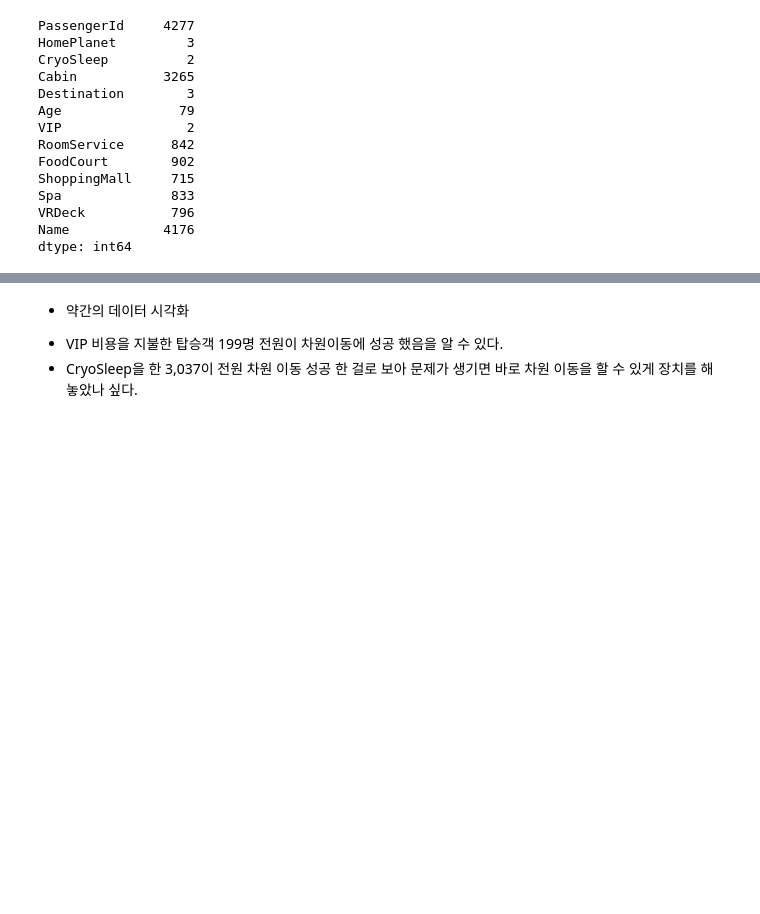
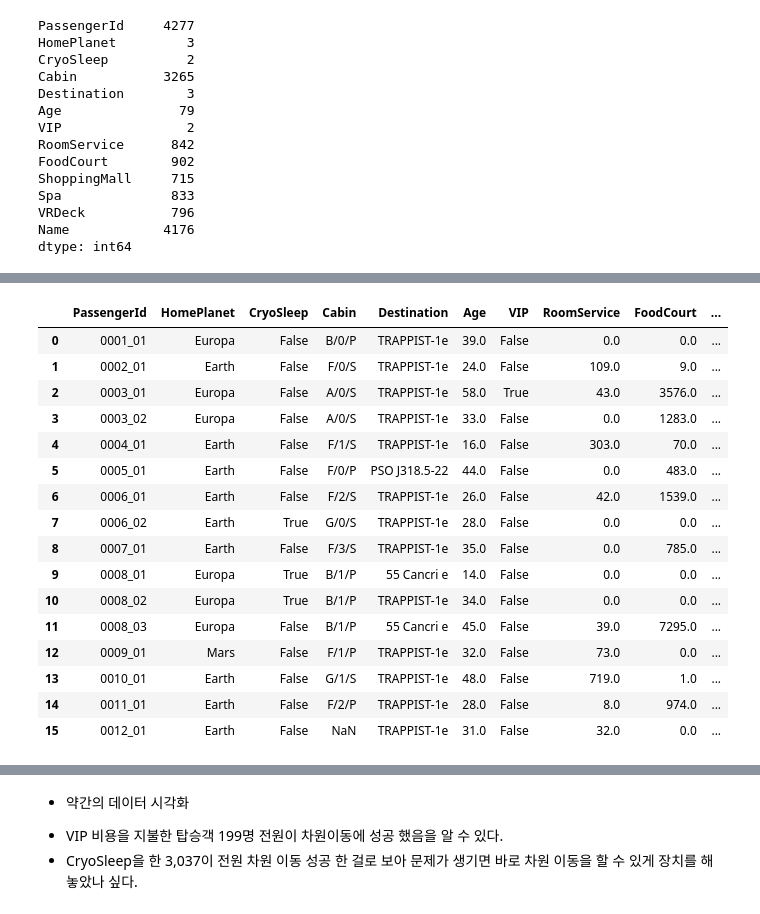
Before and after one commit to kjm12misa/Kaggle, a Jupyter notebook: SpaceShip Titanic/kjm12misa.ipynb, the cells around one changed output, grey strips where cells are left out. Cells and saved outputs as stored; diff of their text form; code cells hidden in the pictures; blank space fills up the shorter version.

```diff
--- a/SpaceShip Titanic/kjm12misa.ipynb
+++ b/SpaceShip Titanic/kjm12misa.ipynb
@@ -243,3 +246,23 @@ def seperate_cabin(df_temp):
     return df_temp
 df = seperate_cabin(df)
 test = seperate_cabin(test)
+# %%
+df.head(16)
+# %% [output]
+|  | PassengerId | HomePlanet | CryoSleep | Cabin | Destination | Age | VIP | RoomService | FoodCourt | ... |
+| 0 | 0001_01 | Europa | False | B/0/P | TRAPPIST-1e | 39.0 | False | 0.0 | 0.0 | ... |
+| 1 | 0002_01 | Earth | False | F/0/S | TRAPPIST-1e | 24.0 | False | 109.0 | 9.0 | ... |
+| 2 | 0003_01 | Europa | False | A/0/S | TRAPPIST-1e | 58.0 | True | 43.0 | 3576.0 | ... |
+| 3 | 0003_02 | Europa | False | A/0/S | TRAPPIST-1e | 33.0 | False | 0.0 | 1283.0 | ... |
+| 4 | 0004_01 | Earth | False | F/1/S | TRAPPIST-1e | 16.0 | False | 303.0 | 70.0 | ... |
+| 5 | 0005_01 | Earth | False | F/0/P | PSO J318.5-22 | 44.0 | False | 0.0 | 483.0 | ... |
+| 6 | 0006_01 | Earth | False | F/2/S | TRAPPIST-1e | 26.0 | False | 42.0 | 1539.0 | ... |
+| 7 | 0006_02 | Earth | True | G/0/S | TRAPPIST-1e | 28.0 | False | 0.0 | 0.0 | ... |
+| 8 | 0007_01 | Earth | False | F/3/S | TRAPPIST-1e | 35.0 | False | 0.0 | 785.0 | ... |
+| 9 | 0008_01 | Europa | True | B/1/P | 55 Cancri e | 14.0 | False | 0.0 | 0.0 | ... |
+| 10 | 0008_02 | Europa | True | B/1/P | TRAPPIST-1e | 34.0 | False | 0.0 | 0.0 | ... |
+| 11 | 0008_03 | Europa | False | B/1/P | 55 Cancri e | 45.0 | False | 39.0 | 7295.0 | ... |
+| 12 | 0009_01 | Mars | False | F/1/P | TRAPPIST-1e | 32.0 | False | 73.0 | 0.0 | ... |
+| 13 | 0010_01 | Earth | False | G/1/S | TRAPPIST-1e | 48.0 | False | 719.0 | 1.0 | ... |
+| 14 | 0011_01 | Earth | False | F/2/P | TRAPPIST-1e | 28.0 | False | 8.0 | 974.0 | ... |
+| 15 | 0012_01 | Earth | False | NaN | TRAPPIST-1e | 31.0 | False | 32.0 | 0.0 | ... |
```
Also changed, not shown: parts of 13 cells of this notebook.
